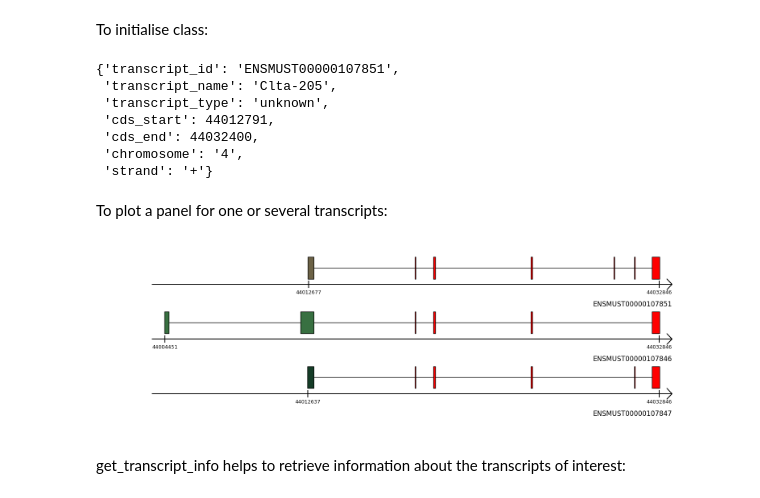
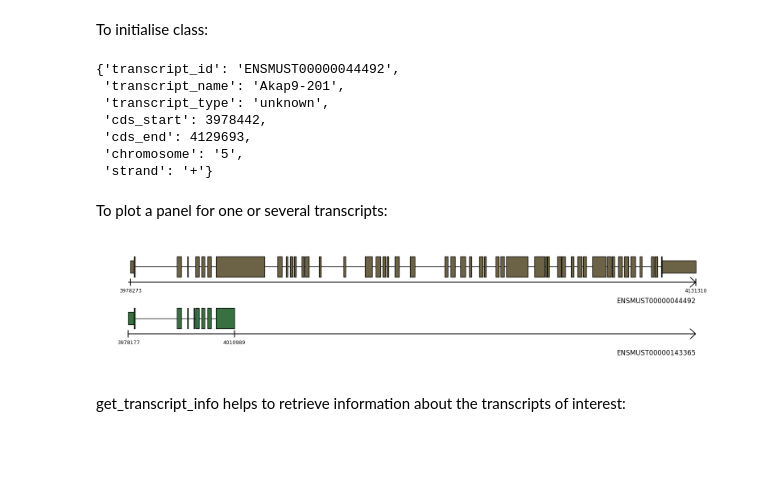
Before and after one commit to cobioda/allos, a Jupyter notebook: nbs/001_transcript_plots.ipynb, the cells around one changed output. Saved outputs shown, nothing was run; the diff lists cells and outputs as text; code cells hidden in the pictures; blank space fills up the shorter version.

```diff
--- a/nbs/001_transcript_plots.ipynb
+++ b/nbs/001_transcript_plots.ipynb
@@ -305,23 +380,47 @@ class TranscriptPlots:
+# %%
+import os
+import urllib.request
+from pathlib import Path
+
+# Example Ensembl URLs for mouse GRCm39 (release 109)
+gtf_url = "ftp://ftp.ensembl.org/pub/release-109/gtf/mus_musculus/Mus_musculus.GRCm39.109.gtf.gz"
+fasta_url = "ftp://ftp.ensembl.org/pub/release-109/fasta/mus_musculus/dna/Mus_musculus.GRCm39.dna.primary_assembly.fa.gz"
+
+# Store data one directory back
+data_dir = Path("..") / "data"
+data_dir.mkdir(parents=True, exist_ok=True)
+
+gtf_file_local = data_dir / "Mus_musculus.GRCm39.109.gtf.gz"
+fasta_file_local = data_dir / "Mus_musculus.GRCm39.dna.primary_assembly.fa.gz"
+
+# Download if not already present
+if not gtf_file_local.is_file():
+    print(f"Downloading {gtf_url}...")
+    urllib.request.urlretrieve(gtf_url, gtf_file_local)
+
+if not fasta_file_local.is_file():
+    print(f"Downloading {fasta_url}...")
+    urllib.request.urlretrieve(fasta_url, fasta_file_local)
 # %% [markdown]
 To initialise class:
 # %%
-tp = TranscriptPlots(gtf_file="/data/analysis/data_diamant/allos/allos/data/custom_subset.gtf")
+tp = TranscriptPlots(gtf_file=gtf_file_local)
 # %%
 #| hide
 from allos.color_palette import ghibli
 # %%
-tp.get_transcript_info('ENSMUST00000107851')
+tp.get_transcript_info('ENSMUST00000044492')
 # %% [output]
-{'transcript_id': 'ENSMUST00000107851',
- 'transcript_name': 'Clta-205',
+{'transcript_id': 'ENSMUST00000044492',
+ 'transcript_name': 'Akap9-201',
  'transcript_type': 'unknown',
- 'cds_start': 44012791,
- 'cds_end': 44032400,
- 'chromosome': '4',
+ 'cds_start': 3978442,
+ 'cds_end': 4129693,
+ 'chromosome': '5',
  'strand': '+'}
 # %% [markdown]
 To plot a panel for one or several transcripts:
 # %%
-tp.draw_transcripts_list(["ENSMUST00000107851", "ENSMUST00000107846", "ENSMUST00000107847"], colors=ghibli, draw_cds=True)
+tp.draw_transcripts_list(['ENSMUST00000044492', 'ENSMUST00000143365'], colors=ghibli, draw_cds=True)
 # %% [output]
-[figure, old version]
+[figure, new version]
```
Also changed, not shown: parts of 8 cells of this notebook, 7 other files.
